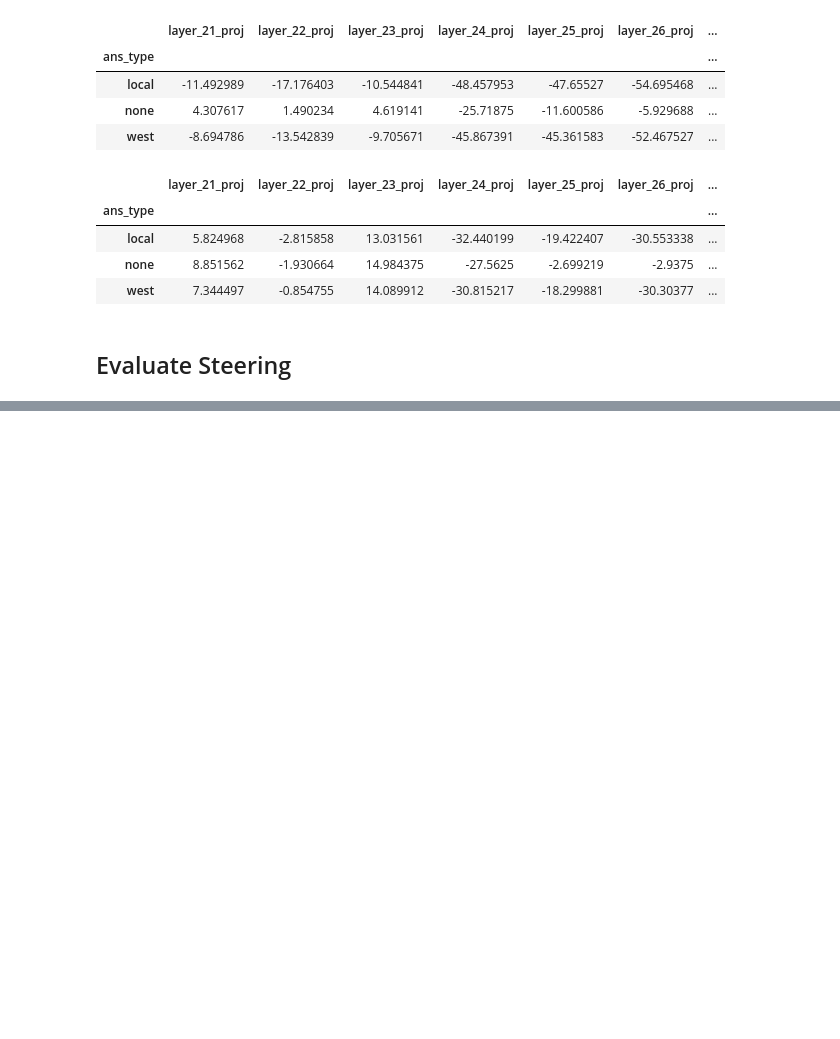
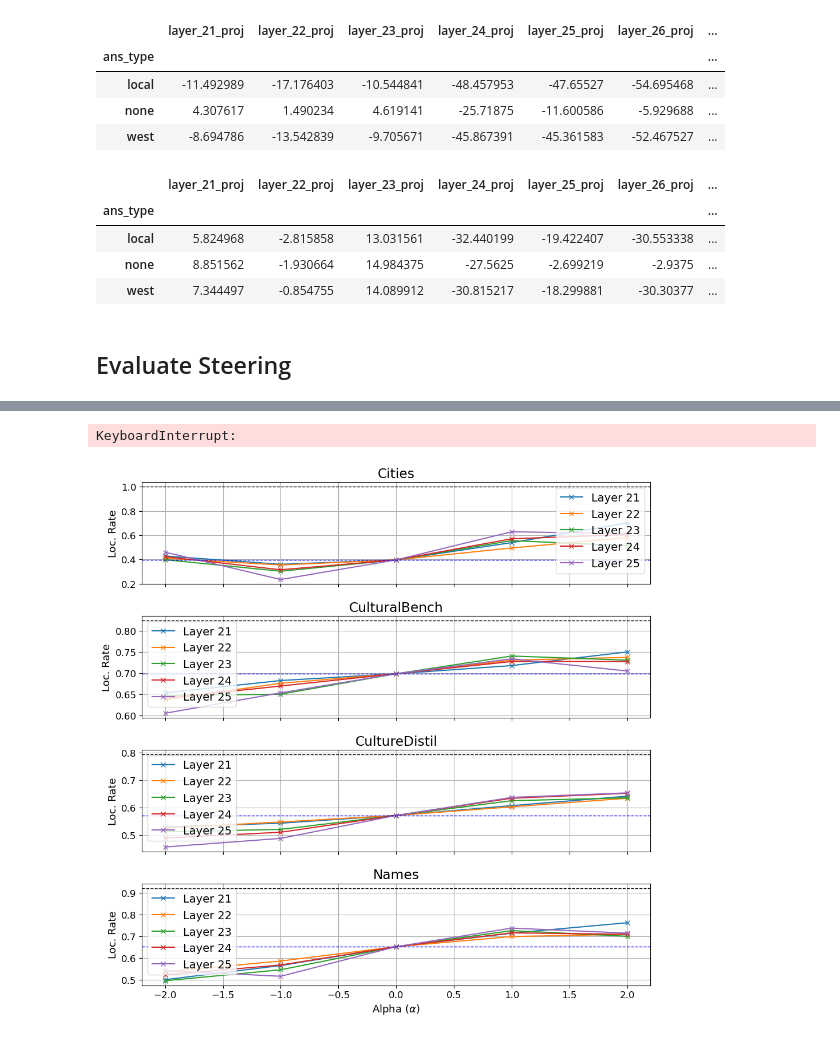
Before and after one commit to BerkeArgin/llm-localization, a Jupyter notebook: contrastive.ipynb, the cells around one changed output, grey strips where cells are left out. Drawn from its saved outputs; the diff is of its cells as text; code cells hidden in the pictures; blank space fills up the shorter version.

```diff
--- a/contrastive.ipynb
+++ b/contrastive.ipynb
@@ -1549,0 +1182,4 @@ final_df.query("hint=='none' and lang=='English' and ")["source_id"].value_count
+# %%
+prompt = en_inputs[0]
+
+print(prompt)
@@ -1549,0 +1400,5 @@ final_df.query("hint=='none' and lang=='English' and ")["source_id"].value_count
+# %%
+outputs = pd.read_pickle("caa/gemma2_9b_it_v3/subset_allcountry_names_layeranalysis_upper.pkl")
+#outputs = pd.read_pickle("caa/gemma2_9b_it_no_steer_batch_mult_4.pkl")
+# %% [output]
+KeyboardInterrupt:
@@ -1549,0 +1551,62 @@ final_df.query("hint=='none' and lang=='English' and ")["source_id"].value_count
+# %%
+steer_df["local_ans"] = (steer_df["ans_type"] == "local").astype(int)
+steer_df["west_ans"] = (steer_df["ans_type"] == "west").astype(int)
+steer_df["no_ans"] = (steer_df["ans_type"] == "none").astype(int)
+
+steer_df = steer_df.merge(
+    steer_df.query("alpha == 0")[["question_id", "country", "lang", "hint", "subtask", "layer", "local_ans", "west_ans", "no_ans"]].rename(columns={"local_ans": "local_ans_base", "west_ans": "west_ans_base", "no_ans": "no_ans_base"}),
+    on=["question_id","lang", "subtask", "layer", "hint", "country"],
+    how="inner"
+)
+steer_df["delta_local_ans"] = steer_df["local_ans"] - steer_df["local_ans_base"]
+steer_df["delta_west_ans"] = steer_df["west_ans"] - steer_df["west_ans_base"]
+steer_df["delta_no_ans"] = steer_df["no_ans"] - steer_df["no_ans_base"]
+# %%
+import matplotlib.pyplot as plt
+
+title_map = {"cities":"Cities", "names":"Names", "culturedistil":"CultureDistil", "culturebench":"CulturalBench"}
+
+query = "lang!='English'"
+disp_df = steer_df.query(query + " and (vector=='enmicro' or vector=='none')").copy()
+hinted_subs = hinted.query(query)
+
+
+# Find top 4 layers with the largest maximum rate across all alphas for each src
+colors = plt.cm.tab10.colors
+layer_color_map = {}
+for i, layer in enumerate(disp_df["layer"].unique()):
+    layer_color_map[layer] = colors[i % len(colors)]
+plt.rcParams.update({'font.size': 14})
+plt.rcParams.update({'xtick.labelsize': 12, 'ytick.labelsize': 12, 'axes.labelsize': 13})
+
+top_layers = {}
+for src, group in disp_df.groupby("subtask"):
+    max_rates = group.groupby("layer")["local_ans"].sum()
+    #top_layers[src] = max_rates.nlargest(4).index.tolist()
+    top_layers[src] = [21,22,23,24,25]
+
+fig, axes = plt.subplots(len(disp_df["subtask"].unique()), 1, figsize=(10, 10), sharex=True)
+
+for ax, (src, group) in zip(axes, disp_df.groupby("subtask")):
+    for layer, layer_group in group.groupby("layer"):
+        if layer in top_layers[src]:
+            layer_group.groupby("alpha")["local_ans"].mean().plot(
+                y="local", ax=ax, label=f"Layer {layer}", marker='x', color=layer_color_map[layer]
+            )
+    ax.set_title(title_map[src])
+    ax.set_ylabel("Loc. Rate")
+    hinted_ratio = hinted_subs.query("subtask==@src")["local_ans"].mean()
+    ax.axhline(hinted_ratio, color='black', linestyle='--', linewidth=1)
+
+    base_local_ans_rate = group.query("alpha==0")["local_ans"].mean()
+    ax.axhline(base_local_ans_rate, color='blue', linestyle='--', linewidth=1)
+
+    #ax.axhline(0, color='gray', linestyle='--', linewidth=1)
+    ax.legend(title="")
+    ax.grid(True)
+
+axes[-1].set_xlabel("Alpha ($\\alpha$)")
+plt.tight_layout()
+plt.show()
+# %% [output]
+[figure, added]
```
Also changed, not shown: parts of 261 cells of this notebook, 18 other files.
